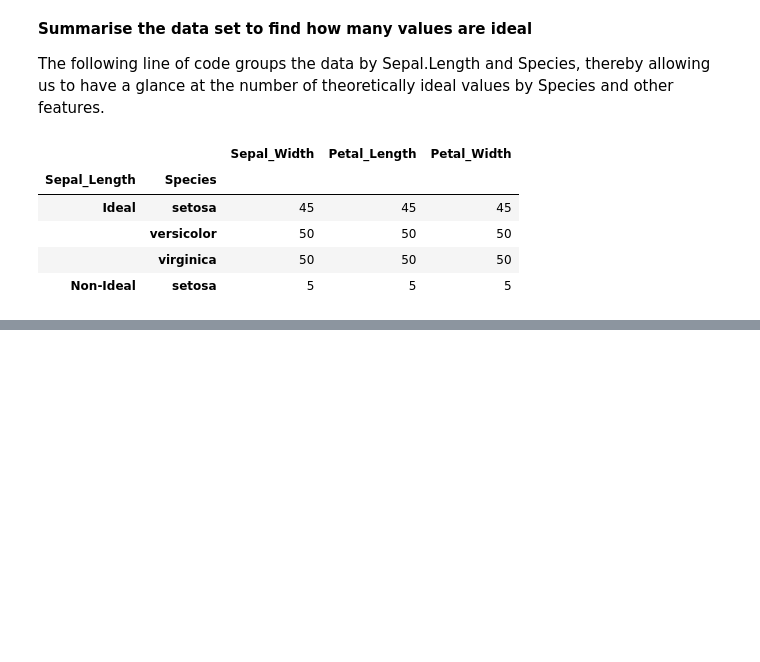
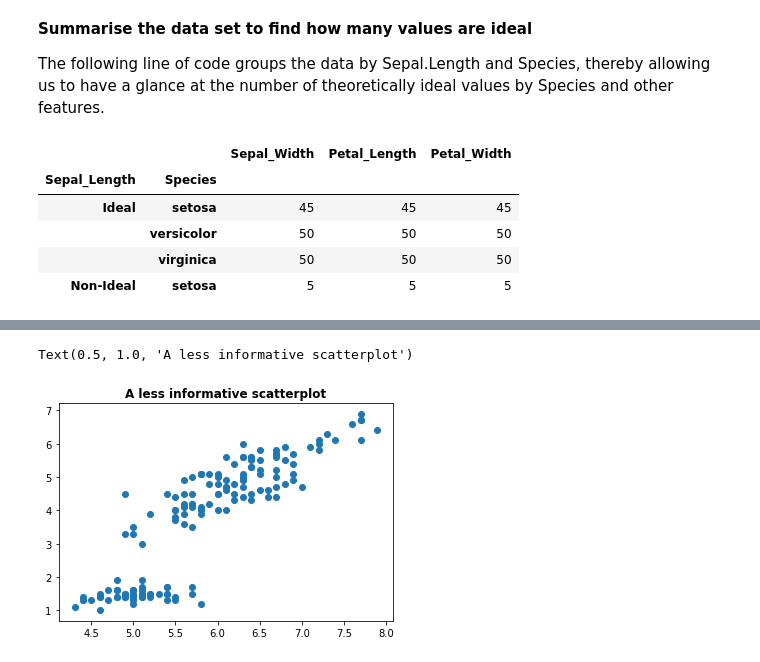
Before and after one commit to Nelson-Gon/sweetpy, a Jupyter notebook: flowers_and_pandas.ipynb, the cells around one changed output, grey strips where cells are left out. Saved outputs shown, nothing was run; the diff lists cells and outputs as text; code cells hidden in the pictures; blank space fills up the shorter version.

```diff
--- a/flowers_and_pandas.ipynb
+++ b/flowers_and_pandas.ipynb
@@ -144,0 +160,18 @@ iris.groupby(by=["Sepal_Length", "Species"]).count()
+# %%
+# start from scratch
+iris_df = sns.load_dataset("iris")
+iris_df.columns = with_capitalize
+iris_df.head()
+# using plt's scatter
+# get help
+#plt.legend?
+#?plt.title
+#?plt.axes
+
+plt.figure()
+plt.scatter(x="Sepal_length", y="Petal_length", data=iris_df)
+plt.title("A less informative scatterplot", fontdict = {'fontsize': 12, 'fontweight': 'bold'},
+           loc = "center")
+# %% [output]
+Text(0.5, 1.0, 'A less informative scatterplot')
+[figure, added]
```
Also changed, not shown: parts of 14 cells of this notebook.
